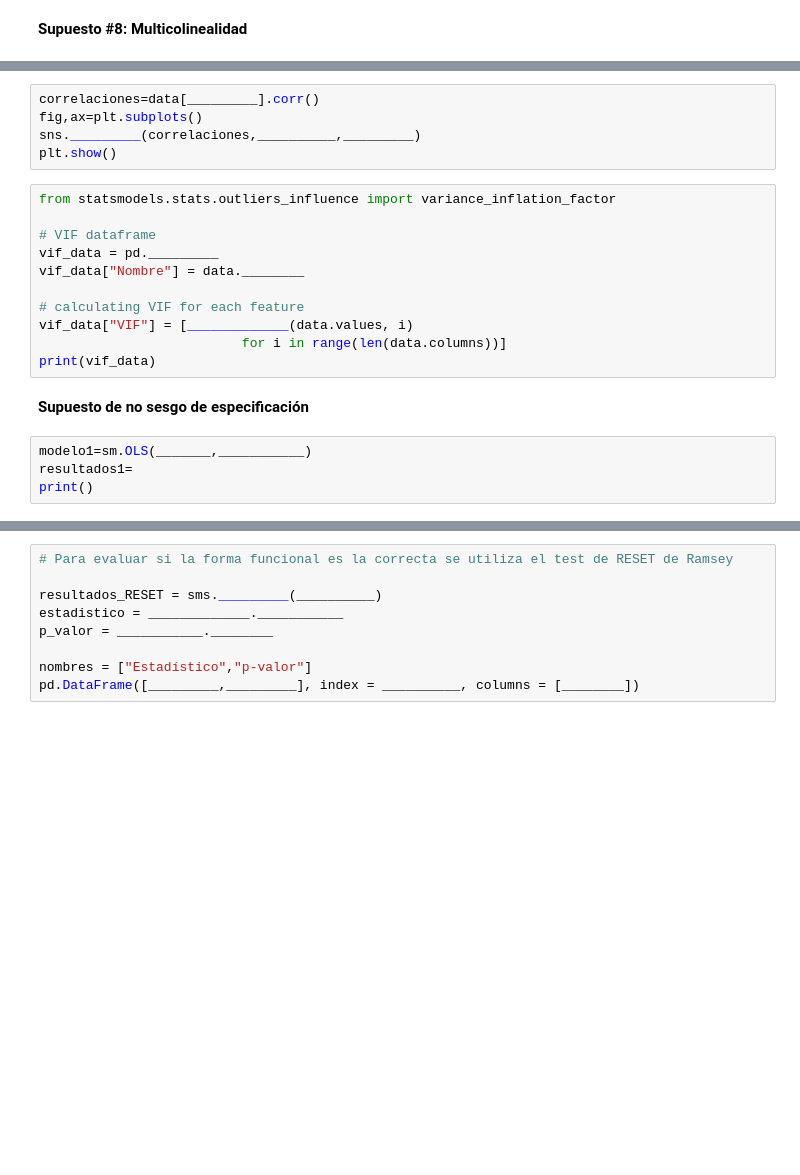
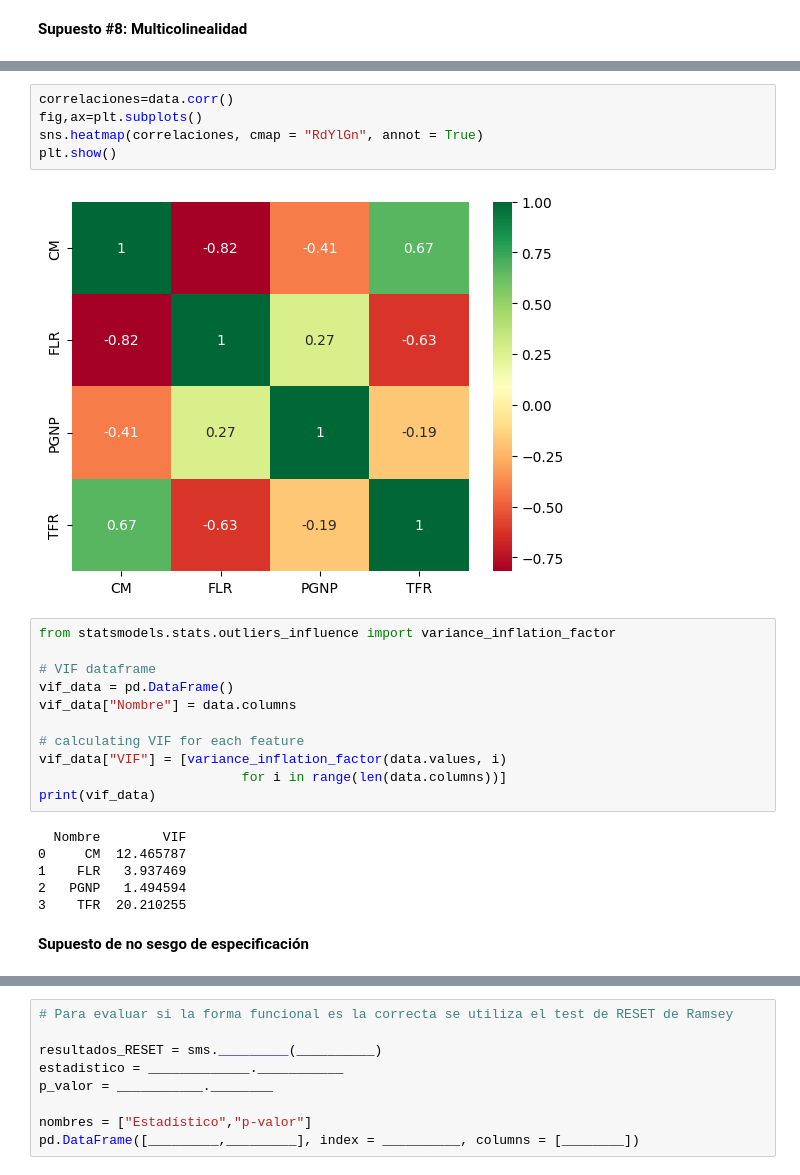
Before and after one commit to JuanAcevedoEcon/Advanced-Econometrics-MSc-, a Jupyter notebook: 1. Ordinary Least Squares (OLS)/(3) Supuestos Estructura MCO.ipynb, the cells around one changed output, grey strips where cells are left out. Saved outputs shown, nothing was run; the diff lists cells and outputs as text; blank space fills up the shorter version.

```diff
--- a/1. Ordinary Least Squares (OLS)/(3) Supuestos Estructura MCO.ipynb
+++ b/1. Ordinary Least Squares (OLS)/(3) Supuestos Estructura MCO.ipynb
@@ -36,22 +103,26 @@ plt.show()
 # %%
-correlaciones=data[_________].corr()
+correlaciones=data.corr()
 fig,ax=plt.subplots()
-sns._________(correlaciones,__________,_________)
+sns.heatmap(correlaciones, cmap = "RdYlGn", annot = True)
 plt.show()
+# %% [output]
+[figure, added]
 # %%
 from statsmodels.stats.outliers_influence import variance_inflation_factor
 
 # VIF dataframe
-vif_data = pd._________
-vif_data["Nombre"] = data.________
+vif_data = pd.DataFrame()
+vif_data["Nombre"] = data.columns
 
 # calculating VIF for each feature
-vif_data["VIF"] = [_____________(data.values, i)
+vif_data["VIF"] = [variance_inflation_factor(data.values, i)
                           for i in range(len(data.columns))]
 print(vif_data)
+# %% [output]
+  Nombre        VIF
+0     CM  12.465787
+1    FLR   3.937469
+2   PGNP   1.494594
+3    TFR  20.210255
 # %% [markdown]
 **Supuesto de no sesgo de especificación**
-# %%
-modelo1=sm.OLS(_______,___________)
-resultados1=
-print()
```
Also changed, not shown: parts of 18 cells of this notebook.
